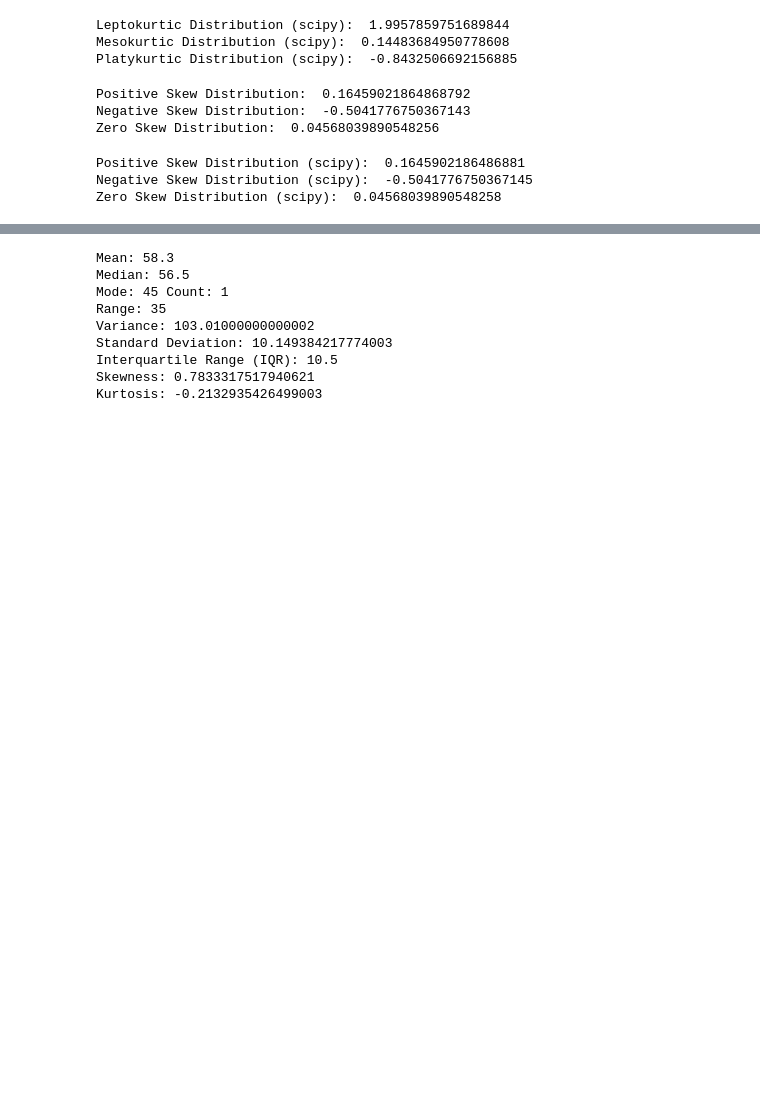
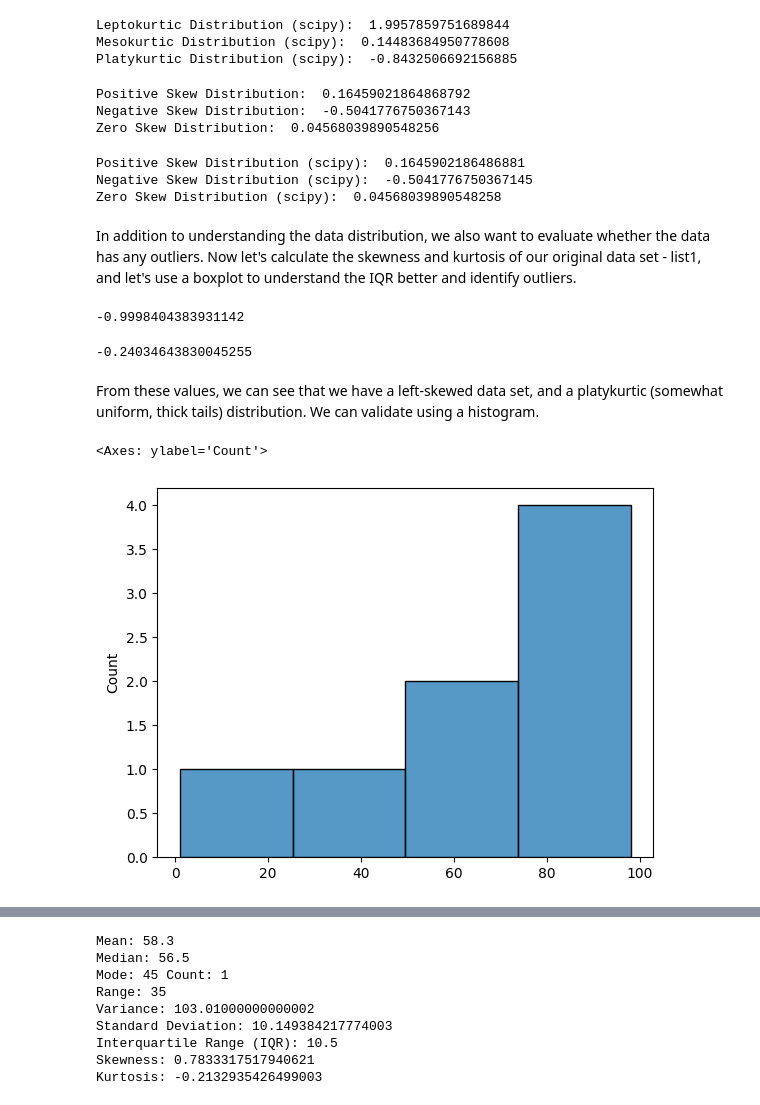
Before and after one commit to delinai/schulich_ds1, a Jupyter notebook: Module1_and_2_DescriptiveStats.ipynb, the cells around one changed output, grey strips where cells are left out. Saved outputs shown, nothing was run; the diff lists cells and outputs as text; code cells hidden in the pictures; blank space fills up the shorter version.

```diff
--- a/Module1_DescriptiveStats.ipynb
+++ b/Module1_and_2_DescriptiveStats.ipynb
@@ -5,0 +8,2 @@ import seaborn as sns
+# %%
+list1 = [1,89,87,65,34,98,87,65]
@@ -104,3 +169,20 @@ print("Zero Skew Distribution (scipy): ", scipy.stats.skew(zero_skew))
 Positive Skew Distribution (scipy):  0.1645902186486881
 Negative Skew Distribution (scipy):  -0.5041776750367145
 Zero Skew Distribution (scipy):  0.04568039890548258
+# %% [markdown]
+In addition to understanding the data distribution, we also want to evaluate whether the data has any outliers. Now let's calculate the skewness and kurtosis of our original data set - list1, and let's use a boxplot to understand the IQR better and identify outliers.
+# %%
+scipy.stats.skew(list1)
+# %% [output]
+-0.9998404383931142
+# %%
+scipy.stats.kurtosis(list1, fisher=True)
+# %% [output]
+-0.24034643830045255
+# %% [markdown]
+From these values, we can see that we have a left-skewed data set, and a platykurtic (somewhat uniform, thick tails) distribution. We can validate using a histogram.
+# %%
+sns.histplot(list1)
+# %% [output]
+<Axes: ylabel='Count'>
+[figure, added]
```
Also changed, not shown: parts of 17 cells of this notebook.
